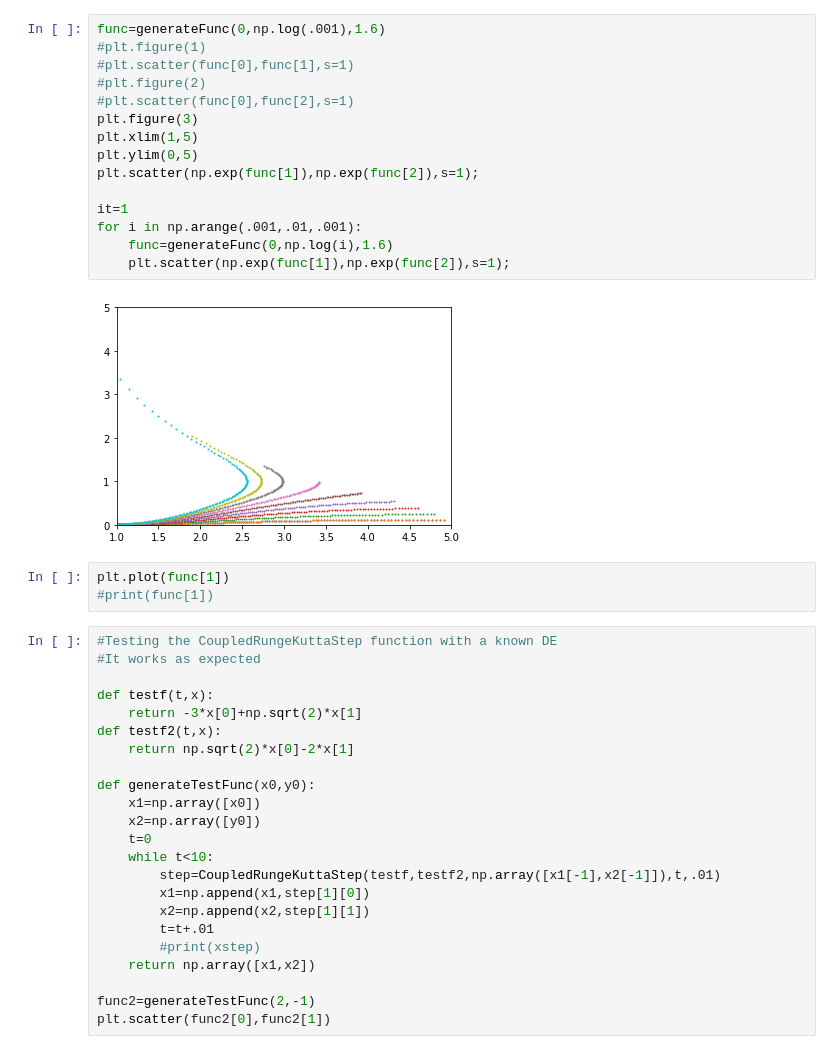
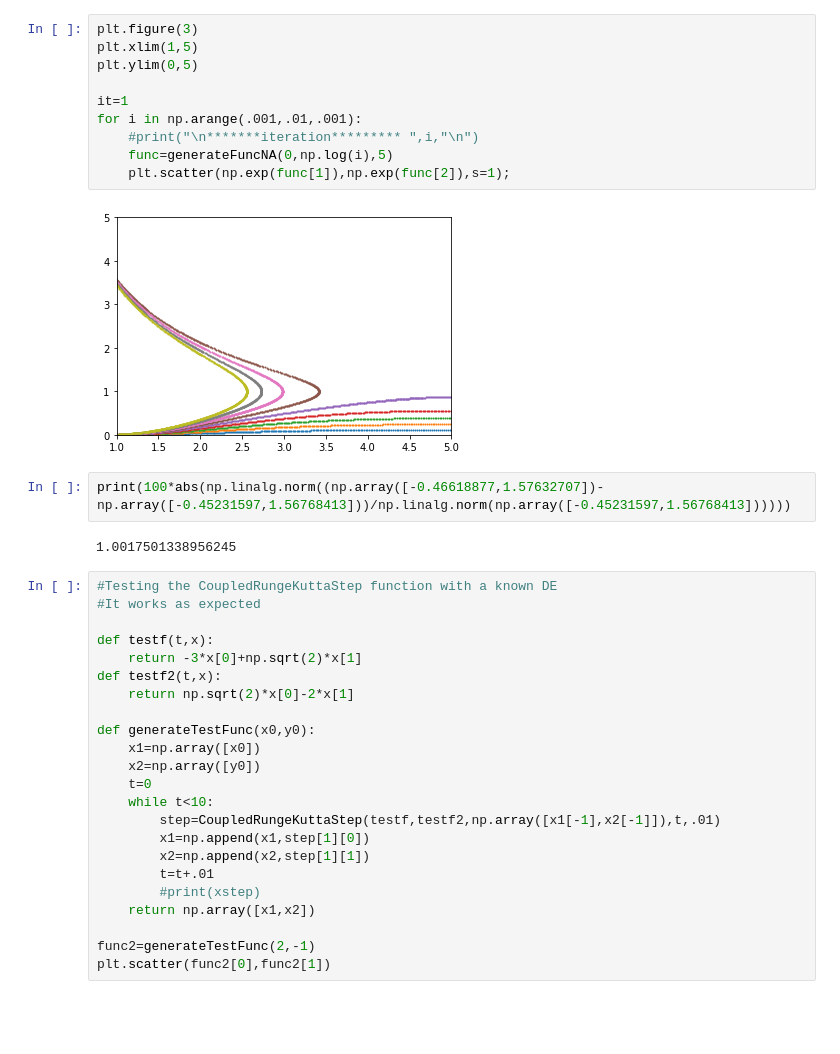
Before and after one commit to bnevs88/neutrino-winds, a Jupyter notebook: neutrino-winds/DE_Solver.ipynb, the cells around one changed output. Cells and saved outputs as stored; diff of their text form; blank space fills up the shorter version.

```diff
--- a/neutrino-winds/DE_Solver.ipynb
+++ b/neutrino-winds/DE_Solver.ipynb
@@ -93,24 +99,20 @@ def generateFunc(x0,u0,itermax):
     return np.array((tarray,xsol,usol))
-# %%
-func=generateFunc(0,np.log(.001),1.6)
-#plt.figure(1)
-#plt.scatter(func[0],func[1],s=1)
-#plt.figure(2)
-#plt.scatter(func[0],func[2],s=1)
-plt.figure(3)
-plt.xlim(1,5)
-plt.ylim(0,5)
-plt.scatter(np.exp(func[1]),np.exp(func[2]),s=1);
-
-it=1
-for i in np.arange(.001,.01,.001):
-    func=generateFunc(0,np.log(i),1.6)
-    plt.scatter(np.exp(func[1]),np.exp(func[2]),s=1);
-# %% [output]
-[figure, removed]
-# %%
-plt.plot(func[1])
-#print(func[1])
+# %%
+plt.figure(3)
+plt.xlim(1,5)
+plt.ylim(0,5)
+
+it=1
+for i in np.arange(.001,.01,.001):
+    #print("\n*******iteration********* ",i,"\n")
+    func=generateFuncNA(0,np.log(i),5)
+    plt.scatter(np.exp(func[1]),np.exp(func[2]),s=1);
+# %% [output]
+[figure, added]
+# %%
+print(100*abs(np.linalg.norm((np.array([-0.46618877,1.57632707])-np.array([-0.45231597,1.56768413]))/np.linalg.norm(np.array([-0.45231597,1.56768413])))))
+# %% [output]
+1.0017501338956245
 # %%
 #Testing the CoupledRungeKuttaStep function with a known DE
 #It works as expected
```
Also changed, not shown: parts of 4 cells of this notebook.
